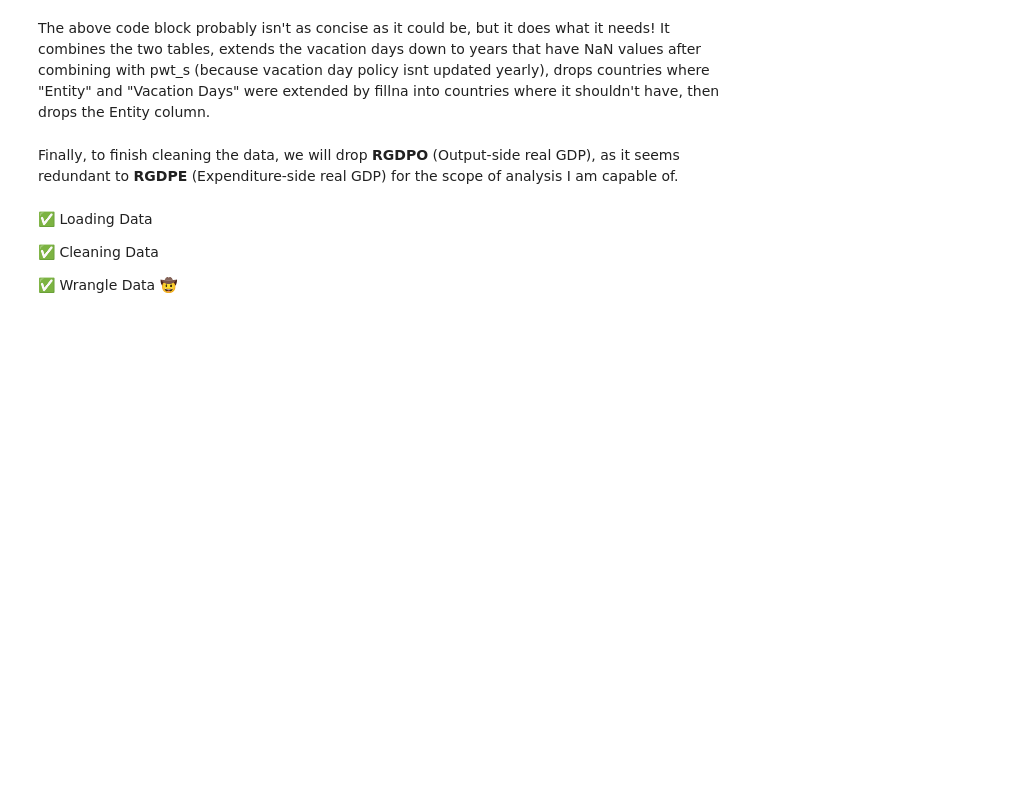
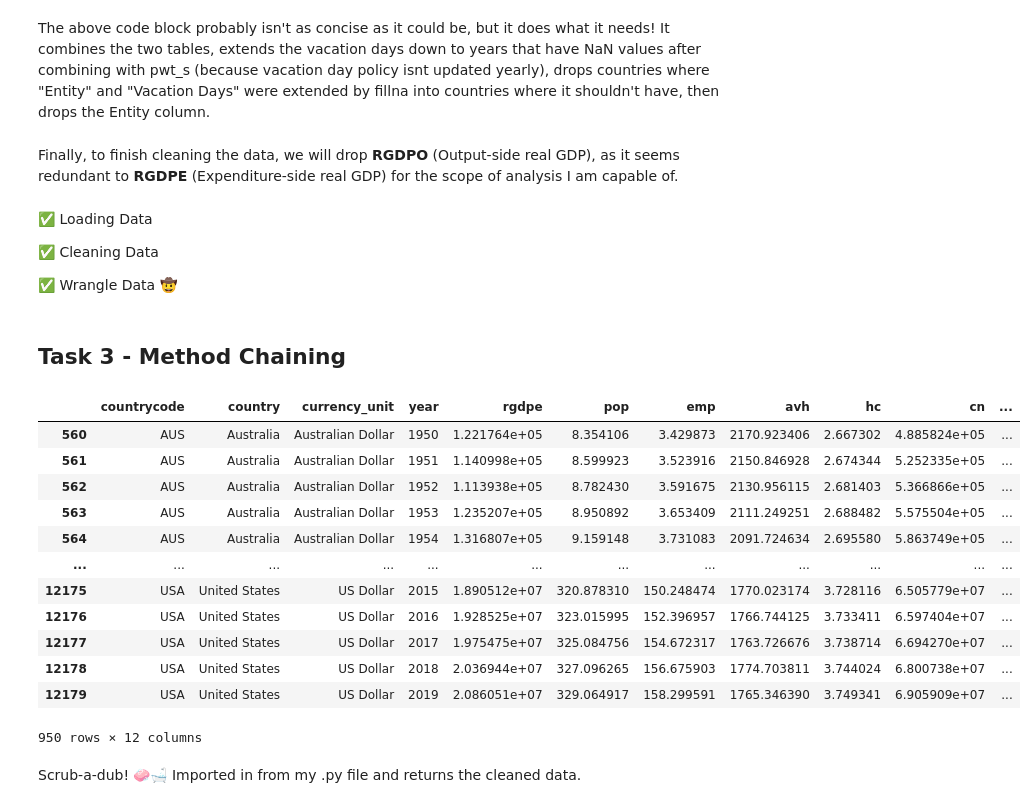
Before and after one commit to ubco-W2022T1-cosc301/project-group17, a Jupyter notebook: notebooks/analysis2.ipynb, the cells around one changed output. Saved outputs shown, nothing was run; the diff lists cells and outputs as text; code cells hidden in the pictures; blank space fills up the shorter version.

Commit message:
Finished my Method Chaining

```diff
--- a/notebooks/analysis2.ipynb
+++ b/notebooks/analysis2.ipynb
@@ -268,3 +268,5 @@ comb = comb.drop(["rgdpo"], axis=1)
  ✅ Cleaning Data
 
  ✅ Wrangle Data 🤠
+# %% [markdown]
+## Task 3 - Method Chaining
@@ -270,0 +287,20 @@ comb = comb.drop(["rgdpo"], axis=1)
+# %%
+import project_functions2 as pf2
+all_clean = pf2.load_and_process("../data/raw/pwt100.csv","../data/raw/days-of-vacation-and-holidays.csv")
+all_clean
+# %% [output]
+|  | countrycode | country | currency_unit | year | rgdpe | pop | emp | avh | hc | cn | ... |
+| 560 | AUS | Australia | Australian Dollar | 1950 | 1.221764e+05 | 8.354106 | 3.429873 | 2170.923406 | 2.667302 | 4.885824e+05 | ... |
+| 561 | AUS | Australia | Australian Dollar | 1951 | 1.140998e+05 | 8.599923 | 3.523916 | 2150.846928 | 2.674344 | 5.252335e+05 | ... |
+| 562 | AUS | Australia | Australian Dollar | 1952 | 1.113938e+05 | 8.782430 | 3.591675 | 2130.956115 | 2.681403 | 5.366866e+05 | ... |
+| 563 | AUS | Australia | Australian Dollar | 1953 | 1.235207e+05 | 8.950892 | 3.653409 | 2111.249251 | 2.688482 | 5.575504e+05 | ... |
+| 564 | AUS | Australia | Australian Dollar | 1954 | 1.316807e+05 | 9.159148 | 3.731083 | 2091.724634 | 2.695580 | 5.863749e+05 | ... |
+| ... | ... | ... | ... | ... | ... | ... | ... | ... | ... | ... | ... |
+| 12175 | USA | United States | US Dollar | 2015 | 1.890512e+07 | 320.878310 | 150.248474 | 1770.023174 | 3.728116 | 6.505779e+07 | ... |
+| 12176 | USA | United States | US Dollar | 2016 | 1.928525e+07 | 323.015995 | 152.396957 | 1766.744125 | 3.733411 | 6.597404e+07 | ... |
+| 12177 | USA | United States | US Dollar | 2017 | 1.975475e+07 | 325.084756 | 154.672317 | 1763.726676 | 3.738714 | 6.694270e+07 | ... |
+| 12178 | USA | United States | US Dollar | 2018 | 2.036944e+07 | 327.096265 | 156.675903 | 1774.703811 | 3.744024 | 6.800738e+07 | ... |
+| 12179 | USA | United States | US Dollar | 2019 | 2.086051e+07 | 329.064917 | 158.299591 | 1765.346390 | 3.749341 | 6.905909e+07 | ... |
+950 rows × 12 columns
+# %% [markdown]
+Scrub-a-dub! 🧼🛁 Imported in from my .py file and returns the cleaned data.
```
Also changed, not shown: parts of 1 cell of this notebook, 1 other file.
